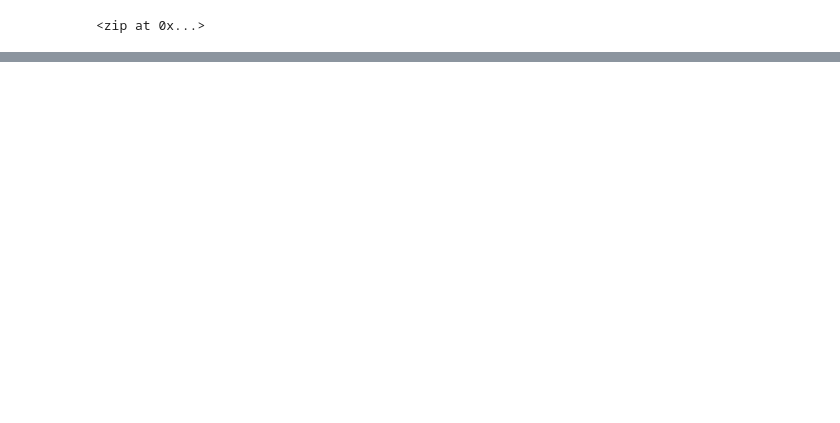
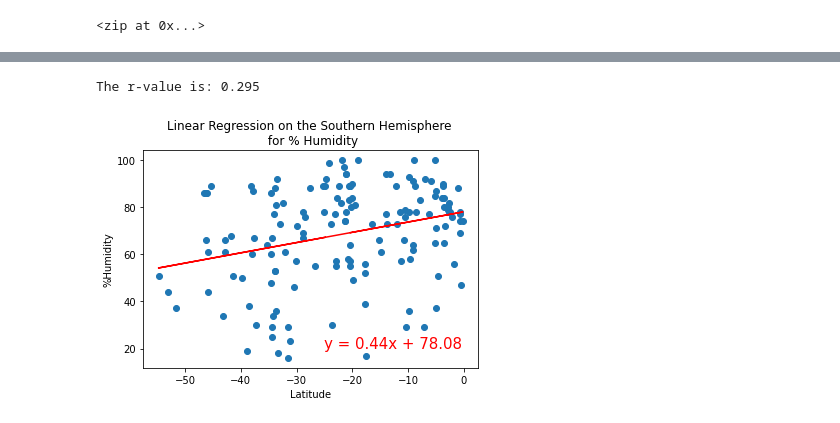
Before and after one commit to renatabg2205/World_Weather_Analysis, a Jupyter notebook: WeatherPy.ipynb, the cells around one changed output, grey strips where cells are left out. Saved outputs shown, nothing was run; the diff lists cells and outputs as text; code cells hidden in the pictures; blank space fills up the shorter version.

```diff
--- a/WeatherPy.ipynb
+++ b/WeatherPy.ipynb
@@ -299,0 +428,12 @@ plt.show()
+# %%
+# Linear regression on the Southern Hemisphere (Latitude and Humidity)
+x_values = southern_hemi_df["Lat"]
+y_values = southern_hemi_df["Humidity"]
+#title = "Linear Regression on the Southern Hemisphere for % Humidity"
+plt.title(f"Linear Regression on the Southern Hemisphere \n for % Humidity")
+
+# Call the function.
+plot_linear_regression(x_values, y_values, title, '%Humidity',(-25,20))
+# %% [output]
+The r-value is: 0.295
+[figure, added]
```
Also changed, not shown: parts of 24 cells of this notebook, 5 other files.
